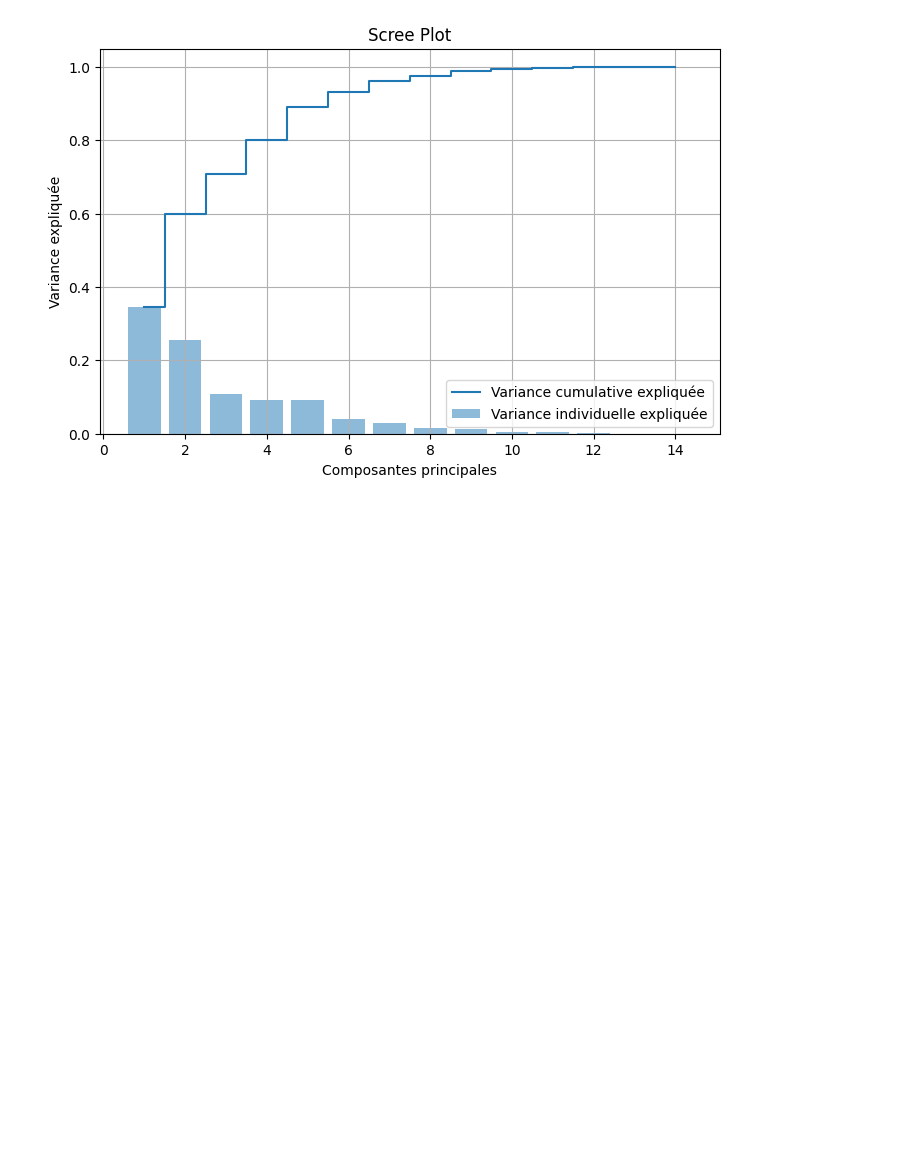
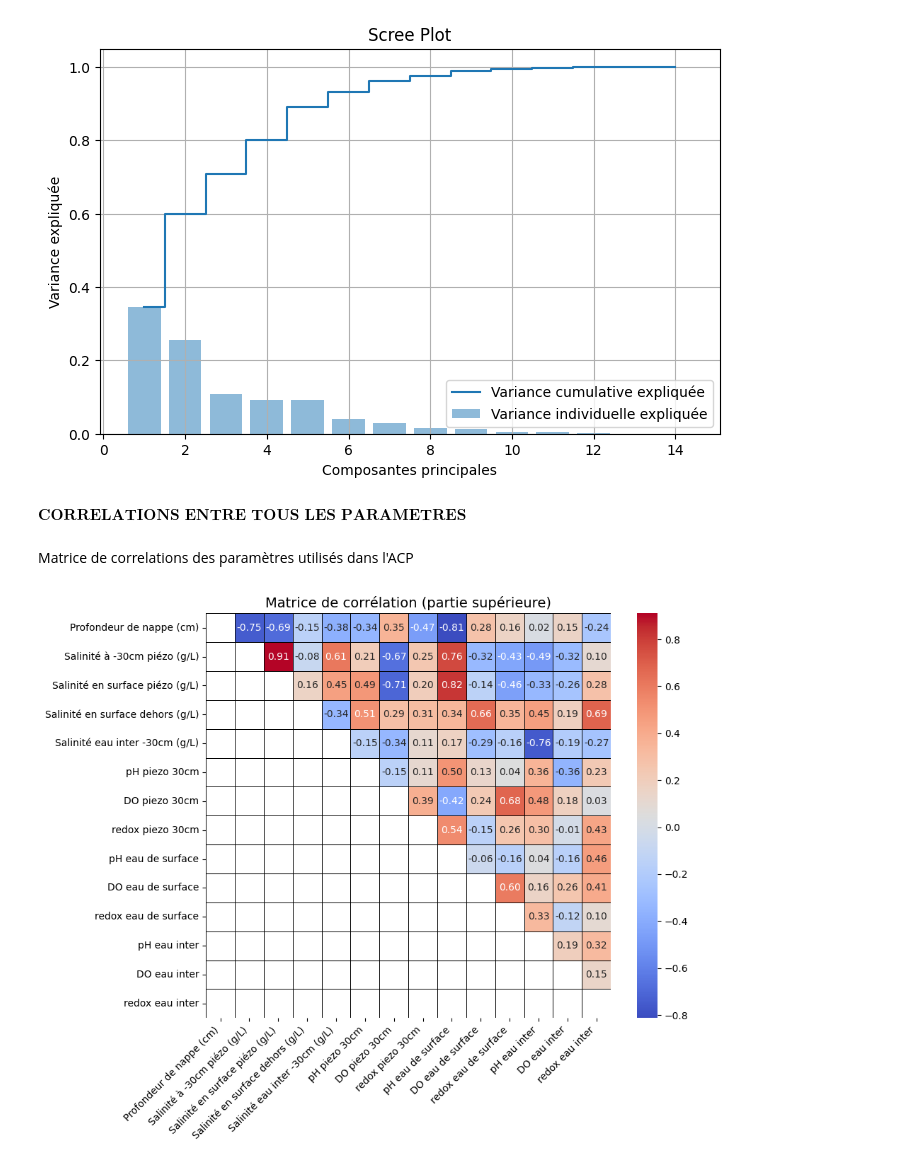
Before and after one commit to arthuserani/BleuAtlantiC_Physics, a Jupyter notebook: Field Data/FieldDataAnalysis.ipynb, the cells around one changed output. Cells and saved outputs as stored; diff of their text form; code cells hidden in the pictures; blank space fills up the shorter version.

```diff
--- a/Field Data/FieldDataAnalysis.ipynb
+++ b/Field Data/FieldDataAnalysis.ipynb
@@ -1064,3 +1135,45 @@ Variance expliquée par chaque composante principale: [3.44989509e-01 2.55286552
  1.22582457e-02 5.43010630e-03 3.56996294e-03 1.53029630e-03
  4.45009045e-04 1.52420507e-04]
 [figure]
+# %% [markdown]
+$\textbf{CORRELATIONS ENTRE TOUS LES PARAMETRES}$
+# %% [markdown]
+Matrice de correlations des paramètres utilisés dans l'ACP
+# %%
+import pandas as pd
+import matplotlib.pyplot as plt
+import seaborn as sns
+import numpy as np
+
+# 1. Supprimer la première colonne (ex : 'Parcelle')
+df_corr = df_babin_tot_mean.iloc[:, 1:]
+
+# 2. Calcul de la matrice de corrélation
+corr_matrix = df_corr.corr()
+
+# 3. Masque pour n’afficher que la partie supérieure
+mask = np.tril(np.ones_like(corr_matrix, dtype=bool))
+
+# 4. Heatmap triangulaire avec lignes de séparation
+plt.figure(figsize=(10, 8))
+sns.heatmap(
+    corr_matrix,
+    mask=mask,
+    annot=True,
+    fmt=".2f",
+    cmap="coolwarm",
+    cbar=True,
+    square=True,
+    linewidths=.5,       # largeur des lignes de séparation
+    linecolor='k',  # couleur des lignes
+    annot_kws={"size":10}  # taille des annotations
+)
+
+plt.title("Matrice de corrélation (partie supérieure)", fontsize=14)
+plt.xticks(rotation=45, ha='right')  # rotation des labels colonnes pour lisibilité
+plt.yticks(rotation=0)               # labels lignes horizontaux
+plt.tight_layout()
+plt.savefig('Plot/Correlation_Babin.pdf', dpi=300, bbox_inches='tight')
+plt.show()
+# %% [output]
+[figure, added]
```
Also changed, not shown: parts of 27 cells of this notebook, 18 other files.
